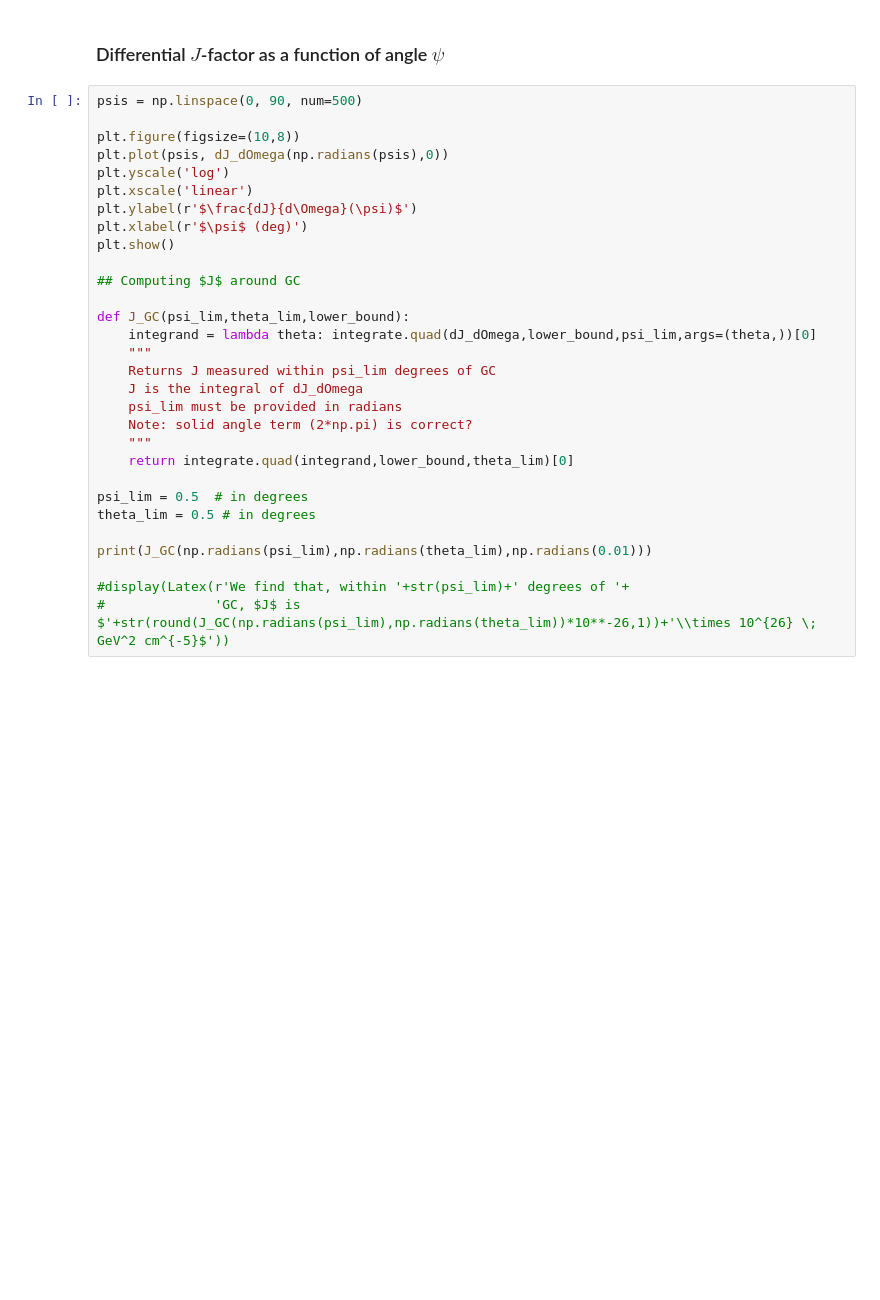
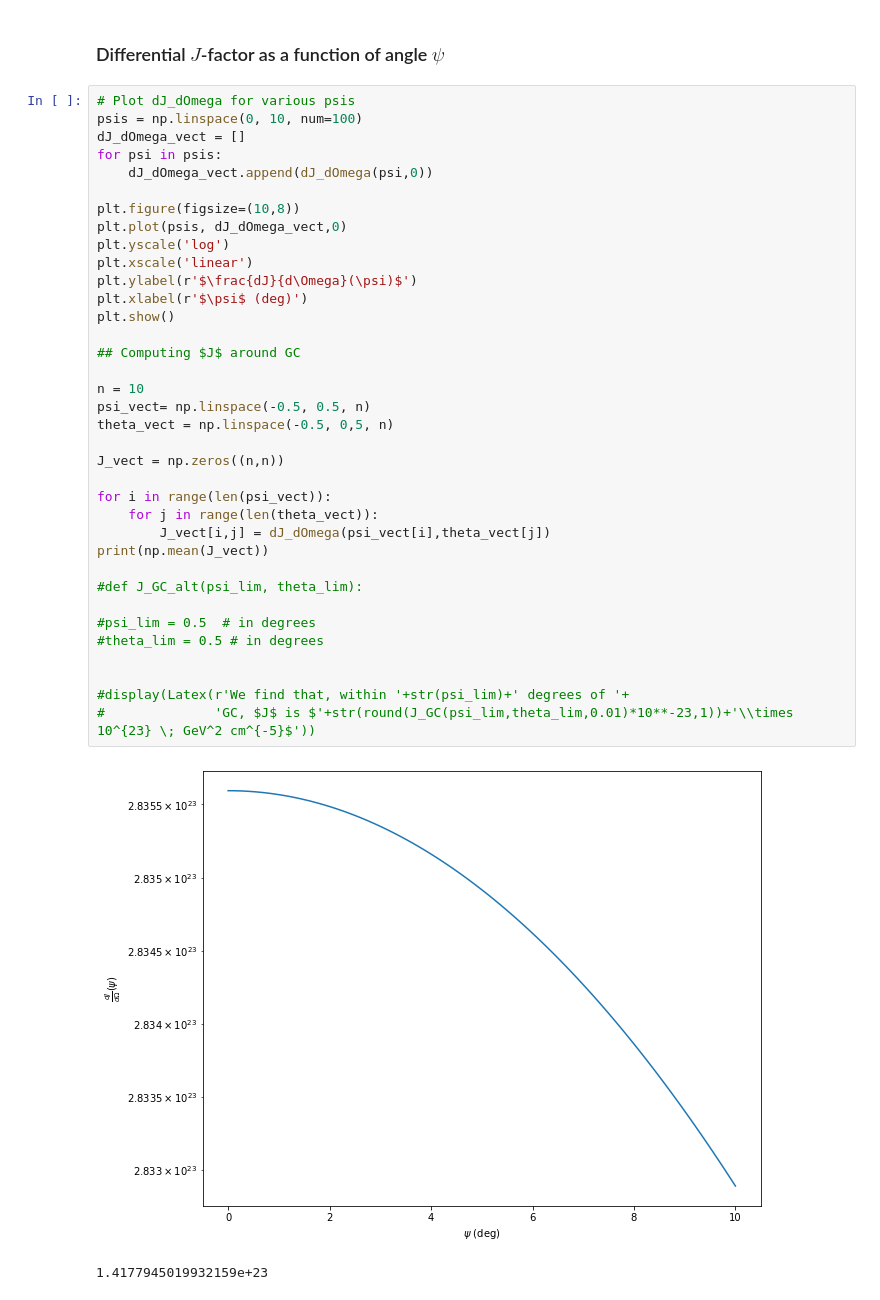
Before and after one commit to adam-coogan/gss19_subhalos, a Jupyter notebook: week_2/anders.ipynb, the cells around one changed output. Drawn from its saved outputs; the diff is of its cells as text; blank space fills up the shorter version.

```diff
--- a/week_2/anders.ipynb
+++ b/week_2/anders.ipynb
@@ -114,32 +124,41 @@ plt.show()
 # %% [markdown]
 ### Differential $J$-factor as a function of angle $\psi$
 # %%
-psis = np.linspace(0, 90, num=500)
+# Plot dJ_dOmega for various psis
+psis = np.linspace(0, 10, num=100)
+dJ_dOmega_vect = []
+for psi in psis:
+    dJ_dOmega_vect.append(dJ_dOmega(psi,0))
 
 plt.figure(figsize=(10,8))
-plt.plot(psis, dJ_dOmega(np.radians(psis),0))
+plt.plot(psis, dJ_dOmega_vect,0)
 plt.yscale('log')
 plt.xscale('linear')
 plt.ylabel(r'$\frac{dJ}{d\Omega}(\psi)$')
 plt.xlabel(r'$\psi$ (deg)')
 plt.show()
 
 ## Computing $J$ around GC
 
-def J_GC(psi_lim,theta_lim,lower_bound):
-    integrand = lambda theta: integrate.quad(dJ_dOmega,lower_bound,psi_lim,args=(theta,))[0]
-    """
-    Returns J measured within psi_lim degrees of GC
-    J is the integral of dJ_dOmega
-    psi_lim must be provided in radians
-    Note: solid angle term (2*np.pi) is correct?
-    """
-    return integrate.quad(integrand,lower_bound,theta_lim)[0]
+n = 10
+psi_vect= np.linspace(-0.5, 0.5, n)
+theta_vect = np.linspace(-0.5, 0,5, n)
 
-psi_lim = 0.5  # in degrees
-theta_lim = 0.5 # in degrees
+J_vect = np.zeros((n,n))
 
-print(J_GC(np.radians(psi_lim),np.radians(theta_lim),np.radians(0.01)))
+for i in range(len(psi_vect)):
+    for j in range(len(theta_vect)):
+        J_vect[i,j] = dJ_dOmega(psi_vect[i],theta_vect[j])
+print(np.mean(J_vect))
+
+#def J_GC_alt(psi_lim, theta_lim):
+
+#psi_lim = 0.5  # in degrees
+#theta_lim = 0.5 # in degrees
+
 
 #display(Latex(r'We find that, within '+str(psi_lim)+' degrees of '+
-#              'GC, $J$ is $'+str(round(J_GC(np.radians(psi_lim),np.radians(theta_lim))*10**-26,1))+'\\times 10^{26} \; GeV^2 cm^{-5}$'))
+#              'GC, $J$ is $'+str(round(J_GC(psi_lim,theta_lim,0.01)*10**-23,1))+'\\times 10^{23} \; GeV^2 cm^{-5}$'))
+# %% [output]
+[figure, added]
+1.4177945019932159e+23
```
Also changed, not shown: parts of 3 cells of this notebook.
